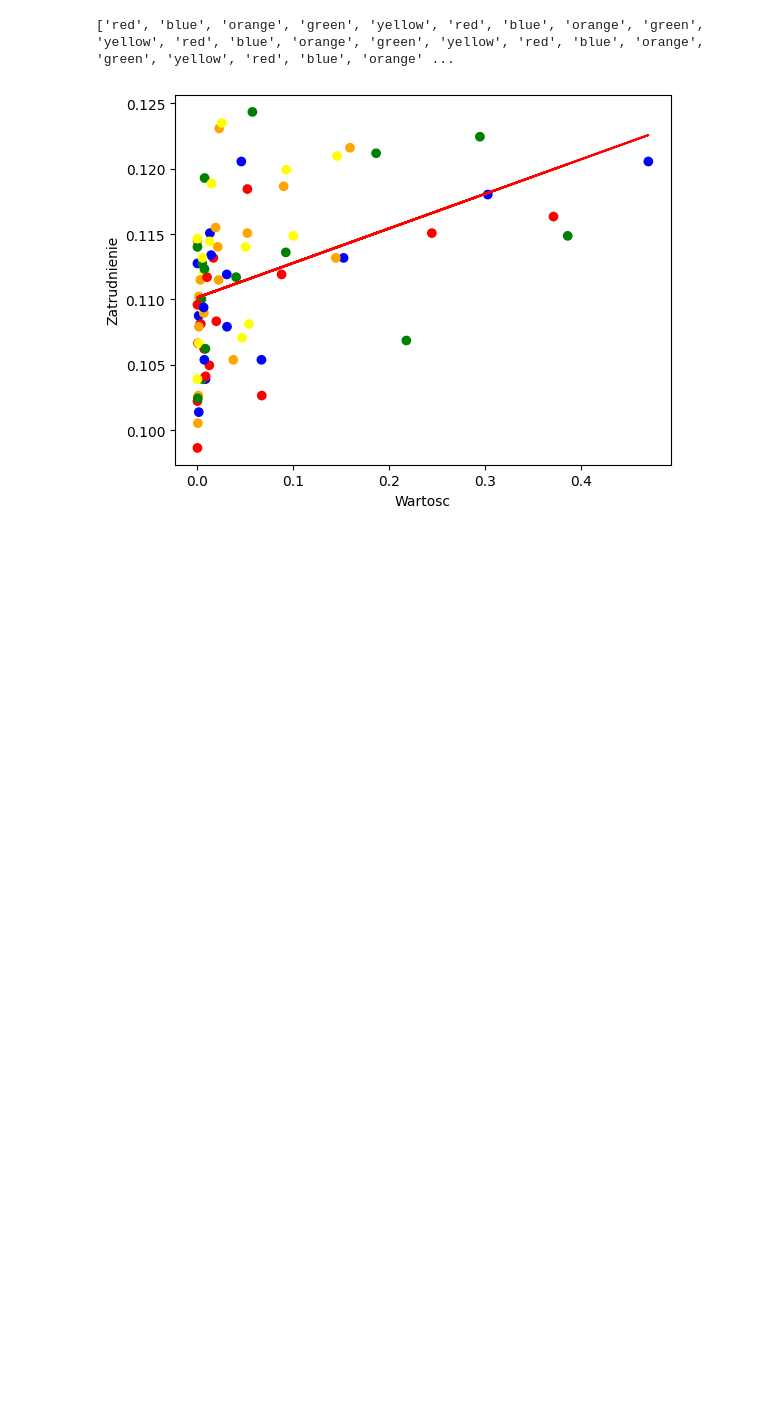
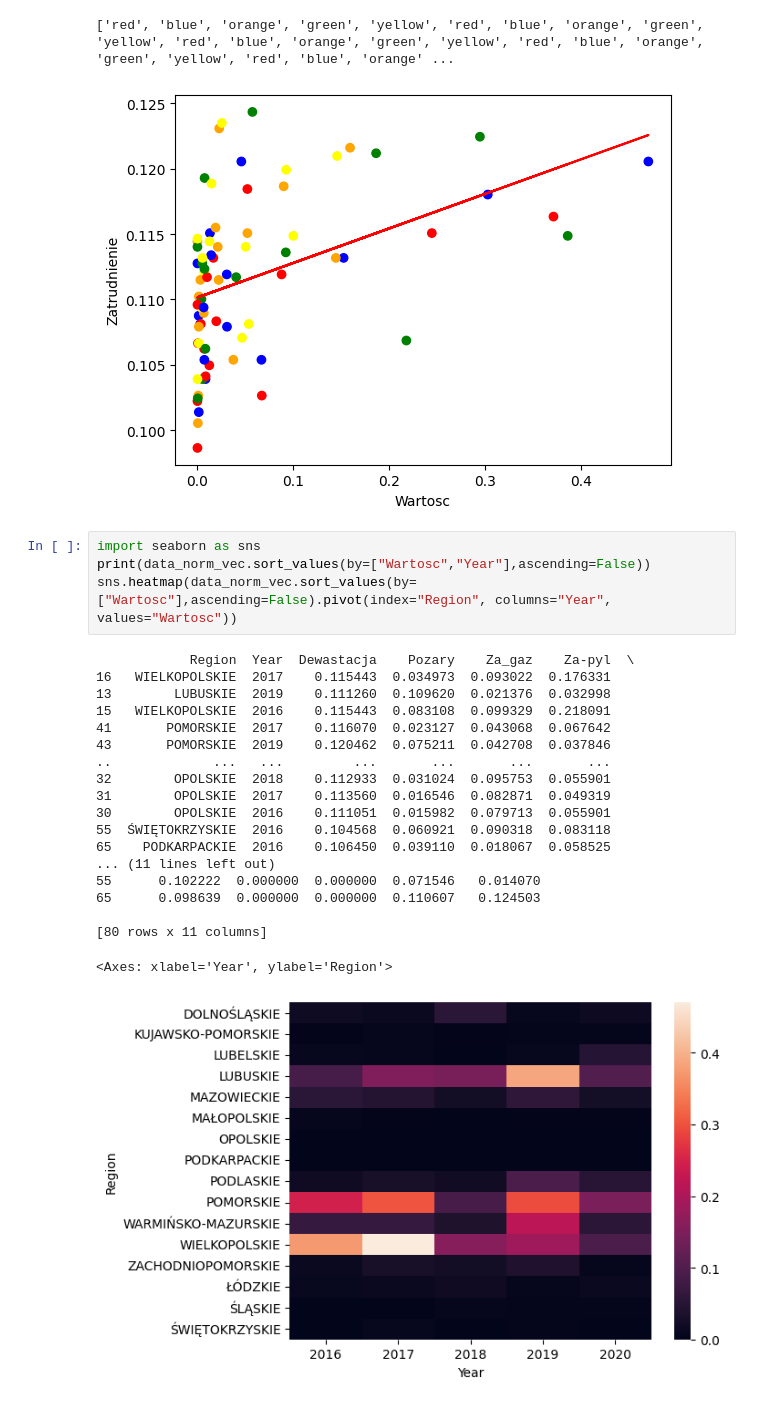
Before and after one commit to AleksandraJuchniewicz/Analiza-danych, a Jupyter notebook: Wykresy.ipynb, the cells around one changed output. Drawn from its saved outputs; the diff is of its cells as text; blank space fills up the shorter version.

Commit message:
heatmapy_1

```diff
--- a/Wykresy.ipynb
+++ b/Wykresy.ipynb
@@ -595,3 +606,27 @@ plt.show()
 # %% [output]
 ['red', 'blue', 'orange', 'green', 'yellow', 'red', 'blue', 'orange', 'green', 'yellow', 'red', 'blue', 'orange', 'green', 'yellow', 'red', 'blue', 'orange', 'green', 'yellow', 'red', 'blue', 'orange' ...
 [figure]
+# %%
+import seaborn as sns
+print(data_norm_vec.sort_values(by=["Wartosc","Year"],ascending=False))
+sns.heatmap(data_norm_vec.sort_values(by=["Wartosc"],ascending=False).pivot(index="Region", columns="Year", values="Wartosc"))
+# %% [output]
+            Region  Year  Dewastacja    Pozary    Za_gaz    Za-pyl  \
+16   WIELKOPOLSKIE  2017    0.115443  0.034973  0.093022  0.176331
+13        LUBUSKIE  2019    0.111260  0.109620  0.021376  0.032998
+15   WIELKOPOLSKIE  2016    0.115443  0.083108  0.099329  0.218091
+41       POMORSKIE  2017    0.116070  0.023127  0.043068  0.067642
+43       POMORSKIE  2019    0.120462  0.075211  0.042708  0.037846
+..             ...   ...         ...       ...       ...       ...
+32        OPOLSKIE  2018    0.112933  0.031024  0.095753  0.055901
+31        OPOLSKIE  2017    0.113560  0.016546  0.082871  0.049319
+30        OPOLSKIE  2016    0.111051  0.015982  0.079713  0.055901
+55  ŚWIĘTOKRZYSKIE  2016    0.104568  0.060921  0.090318  0.083118
+65    PODKARPACKIE  2016    0.106450  0.039110  0.018067  0.058525
+... (11 lines left out)
+55      0.102222  0.000000  0.000000  0.071546   0.014070
+65      0.098639  0.000000  0.000000  0.110607   0.124503
+
+[80 rows x 11 columns]
+<Axes: xlabel='Year', ylabel='Region'>
+[figure, added]
```
Also changed, not shown: parts of 2 cells of this notebook.
